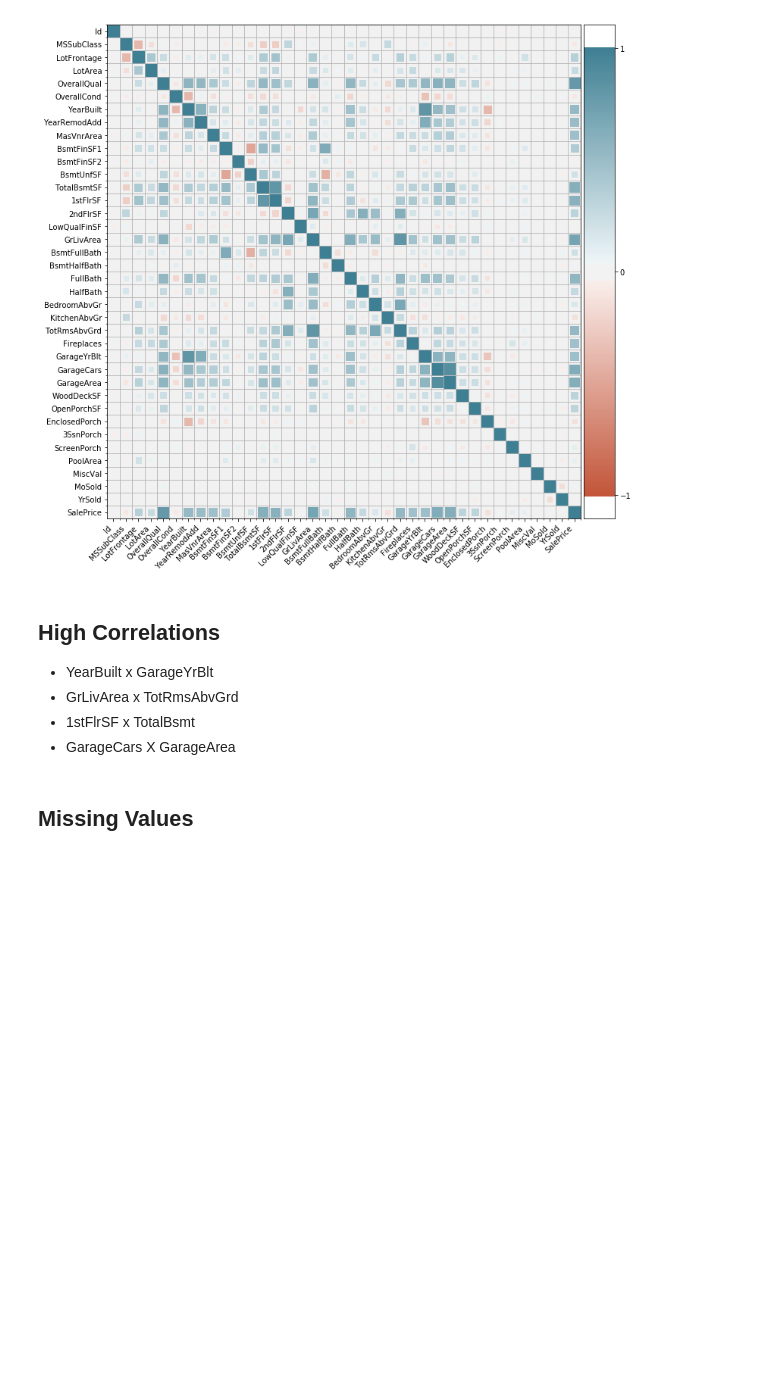
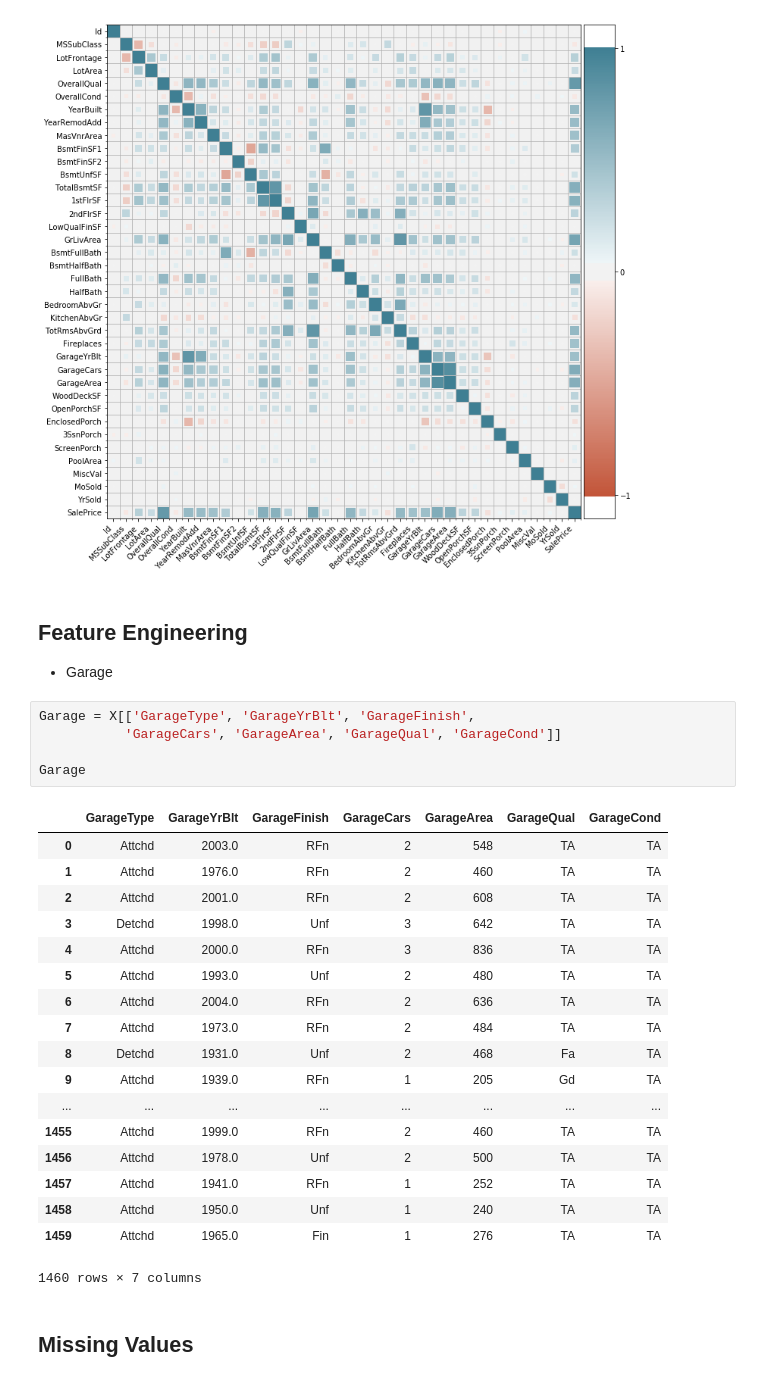
Before and after one commit to miketibb/Housing-Prices, a Jupyter notebook: Xgboost_Price.ipynb, the cells around one changed output. Drawn from its saved outputs; the diff is of its cells as text; blank space fills up the shorter version.

Commit message:
start feature engineering

```diff
--- a/Xgboost_Price.ipynb
+++ b/Xgboost_Price.ipynb
@@ -26,12 +32,33 @@ plt.figure(figsize=(12, 12))
 corrplot(data.corr(), size_scale=250, marker='s')
 # %% [output]
 [figure]
-# %% [markdown]
-## High Correlations
-* YearBuilt x GarageYrBlt
-* GrLivArea x TotRmsAbvGrd
-* 1stFlrSF x TotalBsmt
-* GarageCars X GarageArea
+# %% [markdown]
+## Feature Engineering
+* Garage
+# %%
+Garage = X[['GarageType', 'GarageYrBlt', 'GarageFinish',
+           'GarageCars', 'GarageArea', 'GarageQual', 'GarageCond']]
+
+Garage
+# %% [output]
+|  | GarageType | GarageYrBlt | GarageFinish | GarageCars | GarageArea | GarageQual | GarageCond |
+| 0 | Attchd | 2003.0 | RFn | 2 | 548 | TA | TA |
+| 1 | Attchd | 1976.0 | RFn | 2 | 460 | TA | TA |
+| 2 | Attchd | 2001.0 | RFn | 2 | 608 | TA | TA |
+| 3 | Detchd | 1998.0 | Unf | 3 | 642 | TA | TA |
+| 4 | Attchd | 2000.0 | RFn | 3 | 836 | TA | TA |
+| 5 | Attchd | 1993.0 | Unf | 2 | 480 | TA | TA |
+| 6 | Attchd | 2004.0 | RFn | 2 | 636 | TA | TA |
+| 7 | Attchd | 1973.0 | RFn | 2 | 484 | TA | TA |
+| 8 | Detchd | 1931.0 | Unf | 2 | 468 | Fa | TA |
+| 9 | Attchd | 1939.0 | RFn | 1 | 205 | Gd | TA |
+| ... | ... | ... | ... | ... | ... | ... | ... |
+| 1455 | Attchd | 1999.0 | RFn | 2 | 460 | TA | TA |
+| 1456 | Attchd | 1978.0 | Unf | 2 | 500 | TA | TA |
+| 1457 | Attchd | 1941.0 | RFn | 1 | 252 | TA | TA |
+| 1458 | Attchd | 1950.0 | Unf | 1 | 240 | TA | TA |
+| 1459 | Attchd | 1965.0 | Fin | 1 | 276 | TA | TA |
+1460 rows × 7 columns
 # %% [markdown]
 ## Missing Values
 # %%
```
Also changed, not shown: parts of 1 cell of this notebook.
